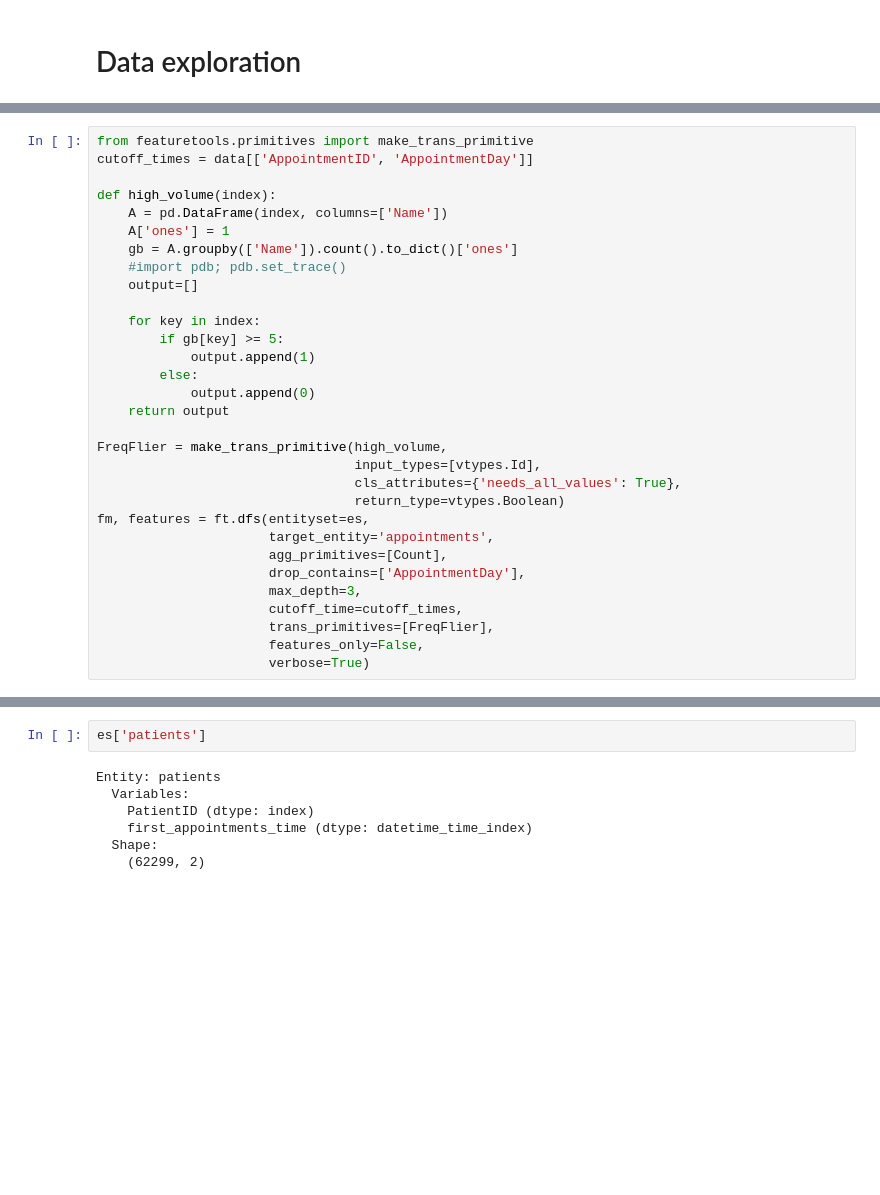
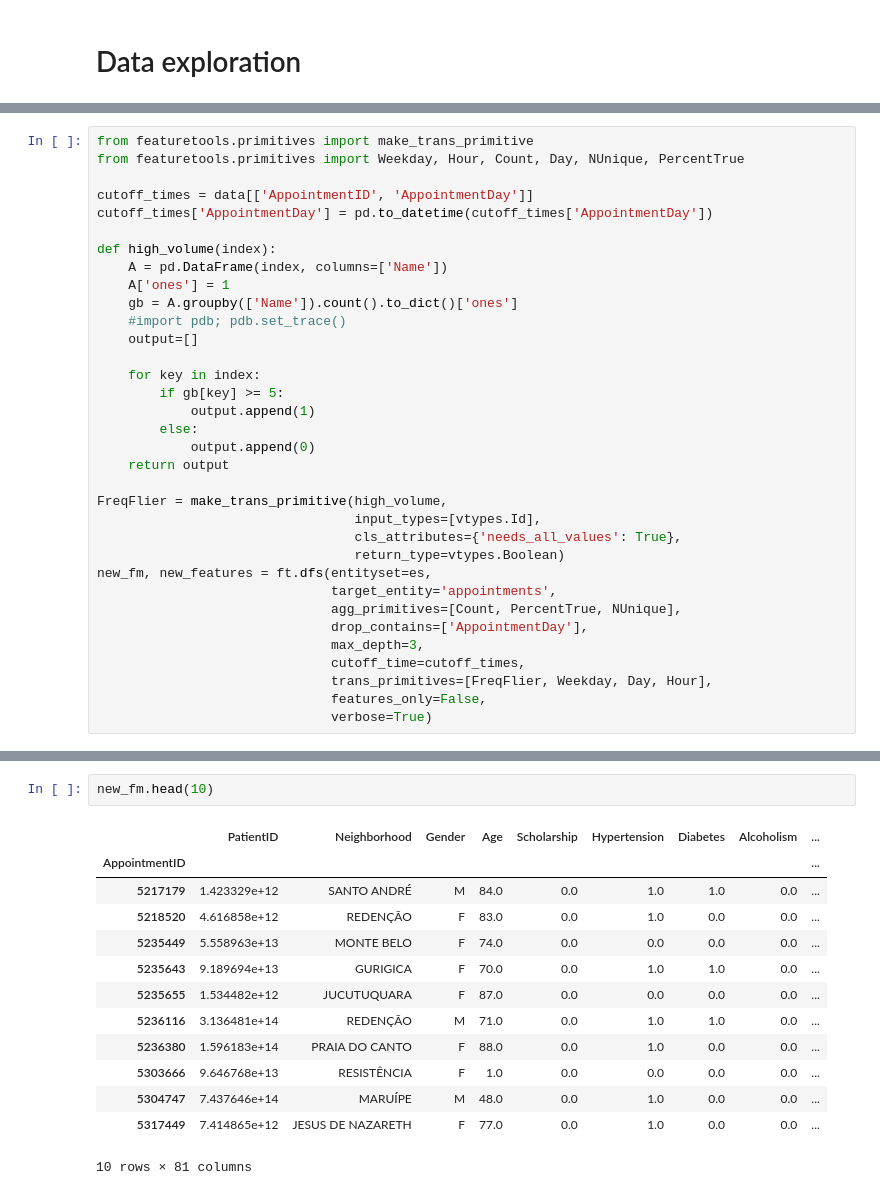
Before and after one commit to alteryx/predict-appointment-noshow, a Jupyter notebook: Appointment-Noshow-Demo.ipynb, the cells around one changed output, grey strips where cells are left out. Drawn from its saved outputs; the diff is of its cells as text; blank space fills up the shorter version.

```diff
--- a/Appointment-Noshow-Demo.ipynb
+++ b/Appointment-Noshow-Demo.ipynb
@@ -273,6 +241,9 @@ Loading BokehJS ...
 # %%
 from featuretools.primitives import make_trans_primitive
+from featuretools.primitives import Weekday, Hour, Count, Day, NUnique, PercentTrue
+
 cutoff_times = data[['AppointmentID', 'AppointmentDay']]
+cutoff_times['AppointmentDay'] = pd.to_datetime(cutoff_times['AppointmentDay'])
 
 def high_volume(index):
     A = pd.DataFrame(index, columns=['Name'])
@@ -292,13 +263,13 @@ FreqFlier = make_trans_primitive(high_volume,
                                  input_types=[vtypes.Id],
                                  cls_attributes={'needs_all_values': True},
                                  return_type=vtypes.Boolean)
-fm, features = ft.dfs(entityset=es,
-                      target_entity='appointments',
-                      agg_primitives=[Count],
-                      drop_contains=['AppointmentDay'],
-                      max_depth=3,
-                      cutoff_time=cutoff_times,
-                      trans_primitives=[FreqFlier],
-                      features_only=False,
-                      verbose=True)
+new_fm, new_features = ft.dfs(entityset=es,
+                              target_entity='appointments',
+                              agg_primitives=[Count, PercentTrue, NUnique],
+                              drop_contains=['AppointmentDay'],
+                              max_depth=3,
+                              cutoff_time=cutoff_times,
+                              trans_primitives=[FreqFlier, Weekday, Day, Hour],
+                              features_only=False,
+                              verbose=True)
 # %% [output]
@@ -327,9 +279,16 @@ fm.head(20)
-# %%
-es['patients']
-# %% [output]
-Entity: patients
-  Variables:
-    PatientID (dtype: index)
-    first_appointments_time (dtype: datetime_time_index)
-  Shape:
-    (62299, 2)
+# %%
+new_fm.head(10)
+# %% [output]
+|  | PatientID | Neighborhood | Gender | Age | Scholarship | Hypertension | Diabetes | Alcoholism | ... |
+| AppointmentID |  |  |  |  |  |  |  |  | ... |
+| 5217179 | 1.423329e+12 | SANTO ANDRÉ | M | 84.0 | 0.0 | 1.0 | 1.0 | 0.0 | ... |
+| 5218520 | 4.616858e+12 | REDENÇÃO | F | 83.0 | 0.0 | 1.0 | 0.0 | 0.0 | ... |
+| 5235449 | 5.558963e+13 | MONTE BELO | F | 74.0 | 0.0 | 0.0 | 0.0 | 0.0 | ... |
+| 5235643 | 9.189694e+13 | GURIGICA | F | 70.0 | 0.0 | 1.0 | 1.0 | 0.0 | ... |
+| 5235655 | 1.534482e+12 | JUCUTUQUARA | F | 87.0 | 0.0 | 0.0 | 0.0 | 0.0 | ... |
+| 5236116 | 3.136481e+14 | REDENÇÃO | M | 71.0 | 0.0 | 1.0 | 1.0 | 0.0 | ... |
+| 5236380 | 1.596183e+14 | PRAIA DO CANTO | F | 88.0 | 0.0 | 1.0 | 0.0 | 0.0 | ... |
+| 5303666 | 9.646768e+13 | RESISTÊNCIA | F | 1.0 | 0.0 | 0.0 | 0.0 | 0.0 | ... |
+| 5304747 | 7.437646e+14 | MARUÍPE | M | 48.0 | 0.0 | 1.0 | 0.0 | 0.0 | ... |
+| 5317449 | 7.414865e+12 | JESUS DE NAZARETH | F | 77.0 | 0.0 | 1.0 | 0.0 | 0.0 | ... |
+10 rows × 81 columns
```
Also changed, not shown: parts of 12 cells of this notebook.
